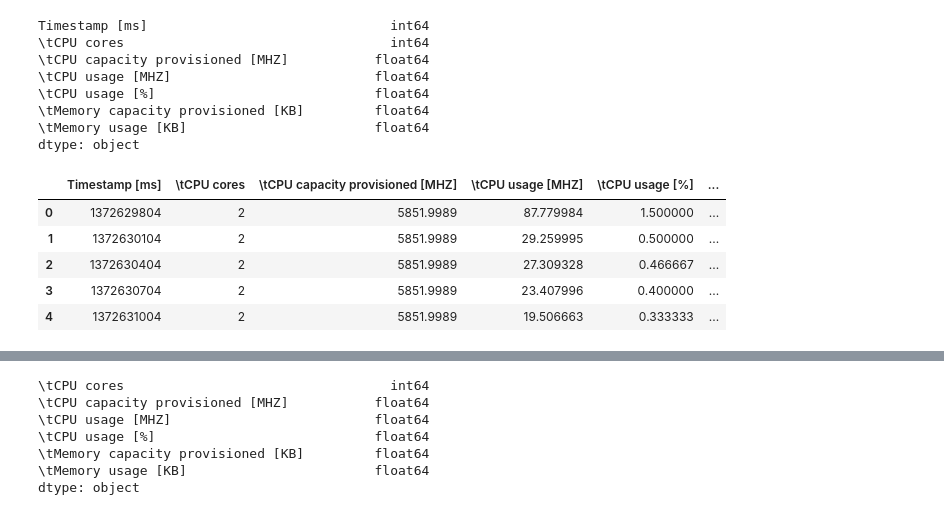
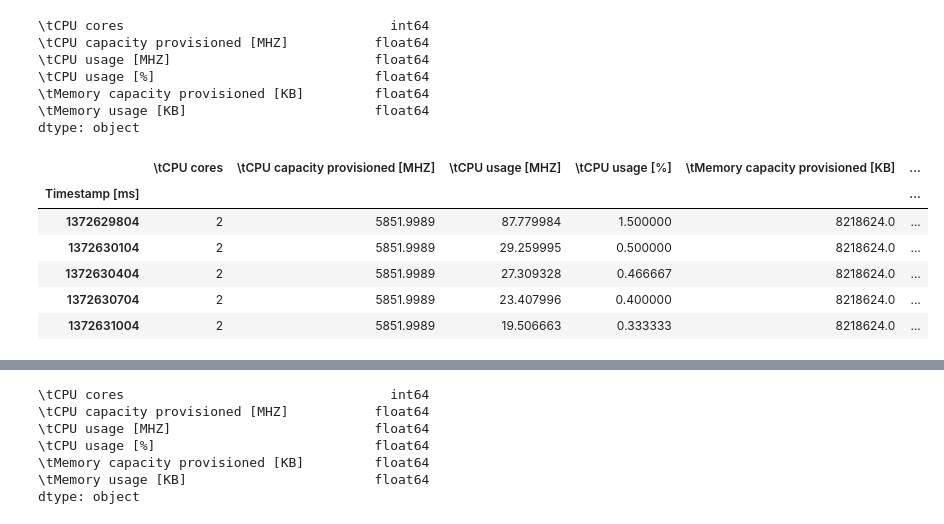
Before and after one commit to rajoy99/Cloud-Data-Center-Workload-forecast, a Jupyter notebook: arima.ipynb, the cells around one changed output, grey strips where cells are left out. Cells and saved outputs as stored; diff of their text form; code cells hidden in the pictures.

```diff
--- a/arima.ipynb
+++ b/arima.ipynb
@@ -8,20 +11,20 @@ import plotly.graph_objects as go
 # %%
-df = pd.read_csv('1.csv')
+df = pd.read_csv('1.csv',index_col=0)
 print(df.dtypes)
 df.head()
 # %% [output]
-Timestamp [ms]                               int64
 \tCPU cores                                  int64
 \tCPU capacity provisioned [MHZ]           float64
 \tCPU usage [MHZ]                          float64
 \tCPU usage [%]                            float64
 \tMemory capacity provisioned [KB]         float64
 \tMemory usage [KB]                        float64
 dtype: object
-|  | Timestamp [ms] | \tCPU cores | \tCPU capacity provisioned [MHZ] | \tCPU usage [MHZ] | \tCPU usage [%] | ... |
-| 0 | 1372629804 | 2 | 5851.9989 | 87.779984 | 1.500000 | ... |
-| 1 | 1372630104 | 2 | 5851.9989 | 29.259995 | 0.500000 | ... |
-| 2 | 1372630404 | 2 | 5851.9989 | 27.309328 | 0.466667 | ... |
-| 3 | 1372630704 | 2 | 5851.9989 | 23.407996 | 0.400000 | ... |
-| 4 | 1372631004 | 2 | 5851.9989 | 19.506663 | 0.333333 | ... |
+|  | \tCPU cores | \tCPU capacity provisioned [MHZ] | \tCPU usage [MHZ] | \tCPU usage [%] | \tMemory capacity provisioned [KB] | ... |
+| Timestamp [ms] |  |  |  |  |  | ... |
+| 1372629804 | 2 | 5851.9989 | 87.779984 | 1.500000 | 8218624.0 | ... |
+| 1372630104 | 2 | 5851.9989 | 29.259995 | 0.500000 | 8218624.0 | ... |
+| 1372630404 | 2 | 5851.9989 | 27.309328 | 0.466667 | 8218624.0 | ... |
+| 1372630704 | 2 | 5851.9989 | 23.407996 | 0.400000 | 8218624.0 | ... |
+| 1372631004 | 2 | 5851.9989 | 19.506663 | 0.333333 | 8218624.0 | ... |
 # %%
```
Also changed, not shown: parts of 10 cells of this notebook.
